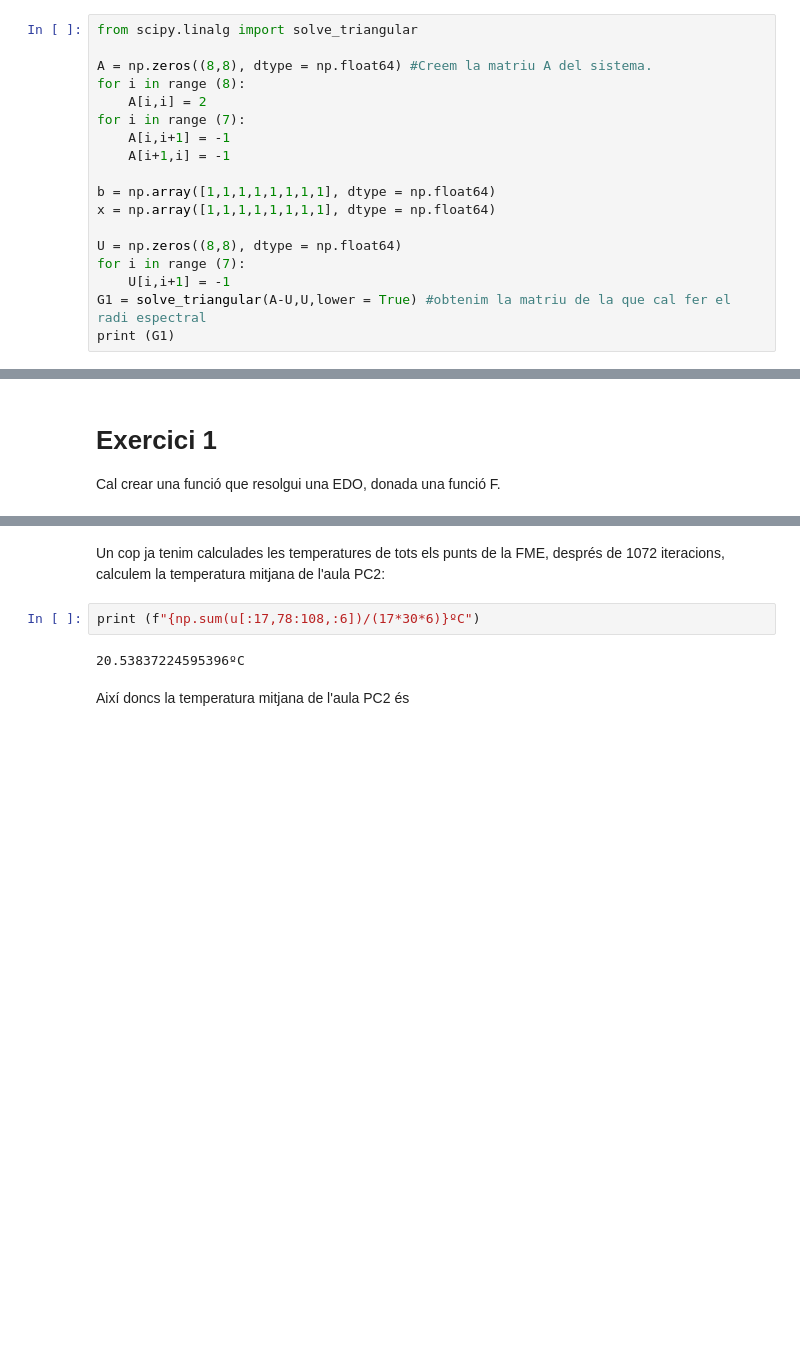
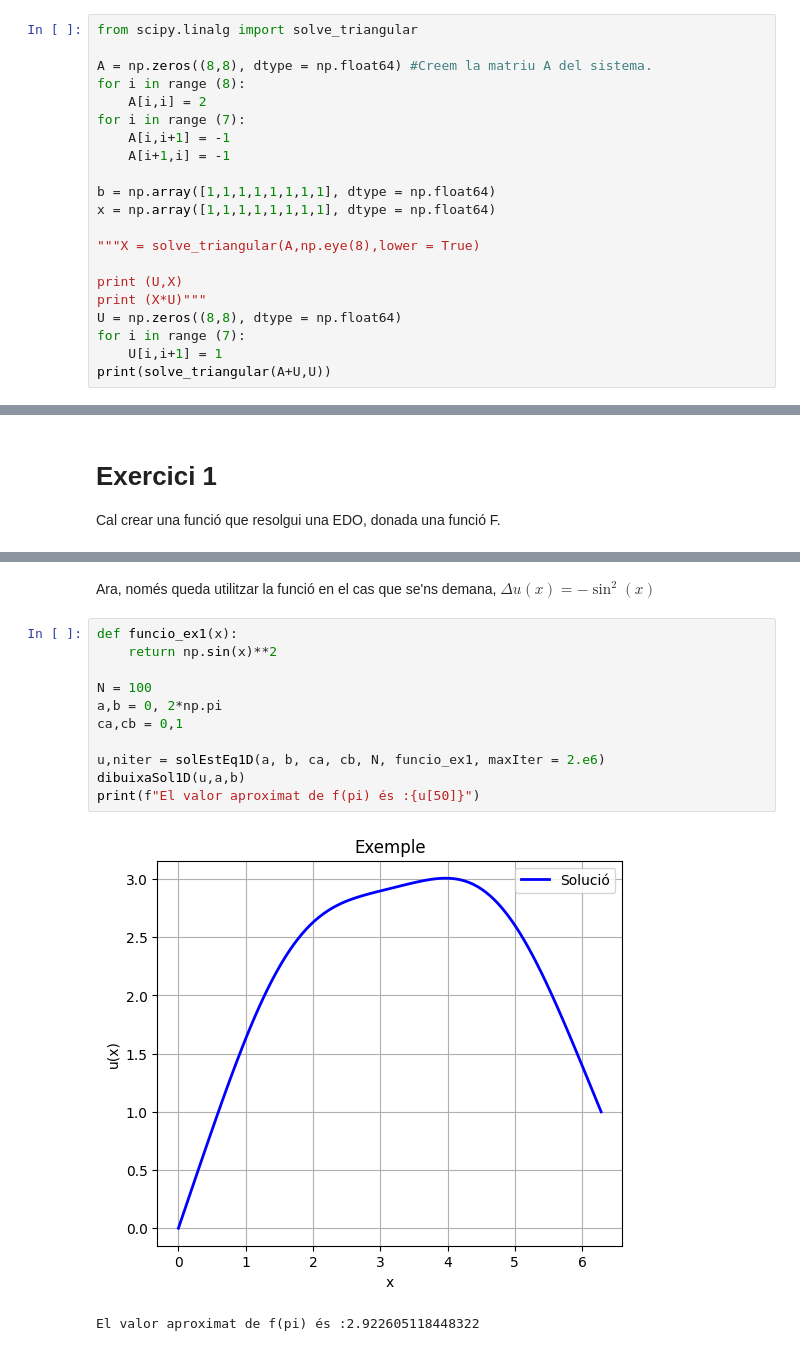
Before and after one commit to Rampage2229/Pr-ctica-2-ALN, a Jupyter notebook: Pràctica-2-ALN.ipynb, the cells around one changed output, grey strips where cells are left out. Cells and saved outputs as stored; diff of their text form; blank space fills up the shorter version.

```diff
--- a/Pràctica-2-ALN.ipynb
+++ b/Pràctica-2-ALN.ipynb
@@ -101,9 +97,12 @@ for i in range (7):
 b = np.array([1,1,1,1,1,1,1,1], dtype = np.float64)
 x = np.array([1,1,1,1,1,1,1,1], dtype = np.float64)
 
+"""X = solve_triangular(A,np.eye(8),lower = True)
+
+print (U,X)
+print (X*U)"""
 U = np.zeros((8,8), dtype = np.float64)
 for i in range (7):
-    U[i,i+1] = -1
-G1 = solve_triangular(A-U,U,lower = True) #obtenim la matriu de la que cal fer el radi espectral
-print (G1)
+    U[i,i+1] = 1
+print(solve_triangular(A+U,U))
 # %% [output]
@@ -385,8 +184,16 @@ interactive(children=(FloatSlider(value=0.0, continuous_update=False, descriptio
-# %% [markdown]
-Un cop ja tenim calculades les temperatures de tots els punts de la FME, després de 1072 iteracions, calculem la temperatura mitjana de l'aula PC2:
-# %%
-print (f"{np.sum(u[:17,78:108,:6])/(17*30*6)}ºC")
-# %% [output]
-20.53837224595396ºC
-# %% [markdown]
-Així doncs la temperatura mitjana de l'aula PC2 és
+# %% [markdown]
+Ara, només queda utilitzar la funció en el cas que se'ns demana, $\Delta u(x)= -\sin ^2 (x)$
+# %%
+def funcio_ex1(x):
+    return np.sin(x)**2
+
+N = 100
+a,b = 0, 2*np.pi
+ca,cb = 0,1
+
+u,niter = solEstEq1D(a, b, ca, cb, N, funcio_ex1, maxIter = 2.e6)
+dibuixaSol1D(u,a,b)
+print(f"El valor aproximat de f(pi) és :{u[50]}")
+# %% [output]
+[figure, added]
+El valor aproximat de f(pi) és :2.922605118448322
```
Also changed, not shown: parts of 12 cells of this notebook, 1 other file.
